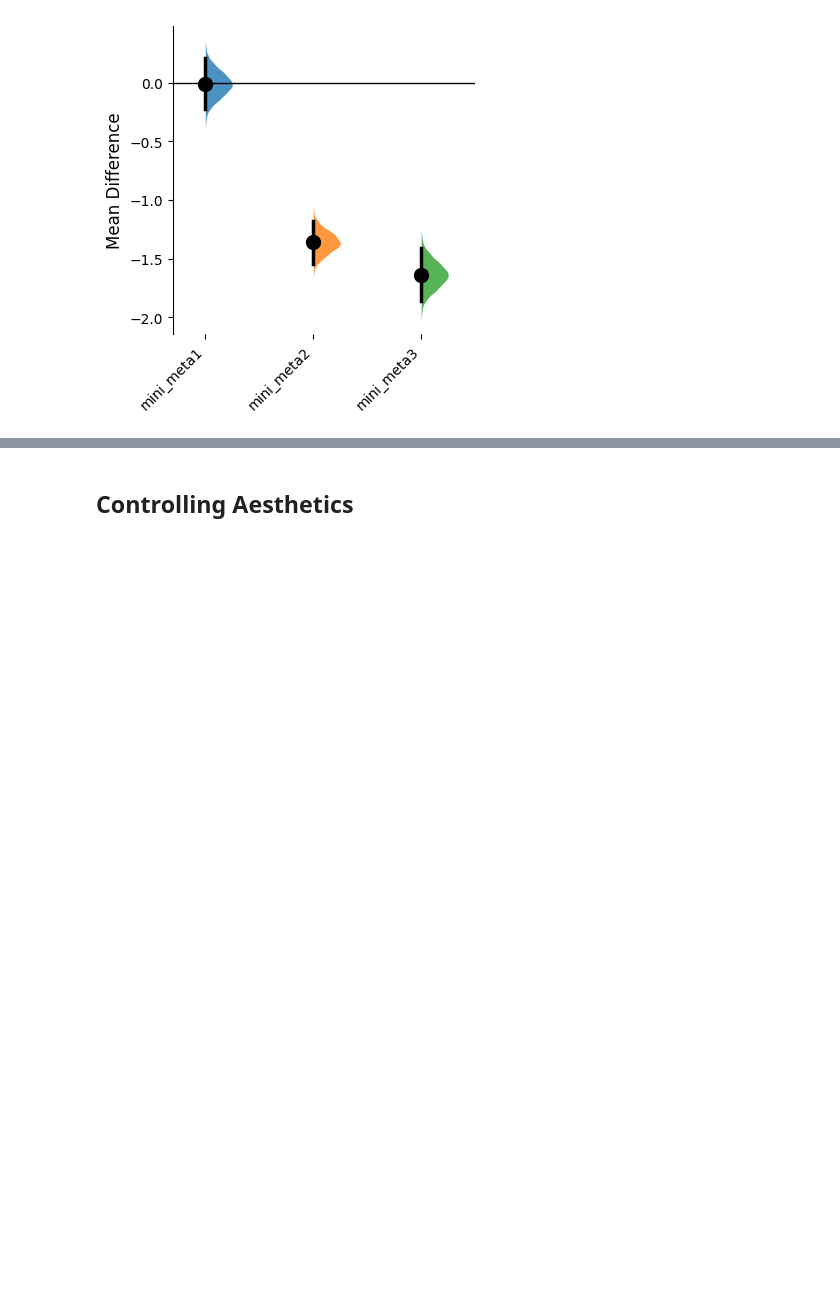
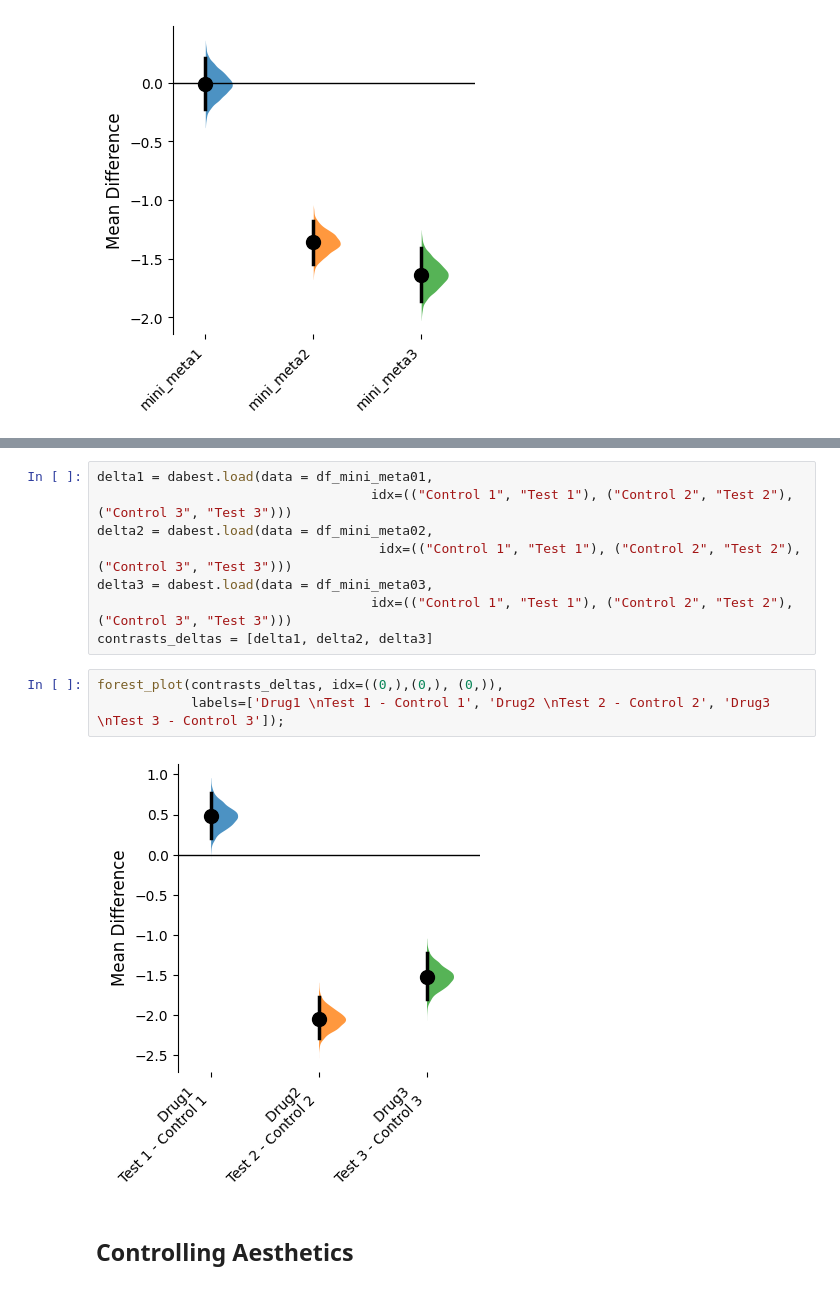
Before and after one commit to ACCLAB/DABEST-python, a Jupyter notebook: nbs/tutorials/07-forest_plot.ipynb, the cells around one changed output, grey strips where cells are left out. Saved outputs shown, nothing was run; the diff lists cells and outputs as text; blank space fills up the shorter version.

Commit message:
Forest plots can now do regular delta experiments

```diff
--- a/nbs/tutorials/07-forest_plot.ipynb
+++ b/nbs/tutorials/07-forest_plot.ipynb
@@ -282,3 +285,16 @@ f_forest_minimeta = forest_plot(
+# %%
+delta1 = dabest.load(data = df_mini_meta01,
+                                   idx=(("Control 1", "Test 1"), ("Control 2", "Test 2"), ("Control 3", "Test 3")))
+delta2 = dabest.load(data = df_mini_meta02,
+                                    idx=(("Control 1", "Test 1"), ("Control 2", "Test 2"), ("Control 3", "Test 3")))
+delta3 = dabest.load(data = df_mini_meta03,
+                                   idx=(("Control 1", "Test 1"), ("Control 2", "Test 2"), ("Control 3", "Test 3")))
+contrasts_deltas = [delta1, delta2, delta3]
+# %%
+forest_plot(contrasts_deltas, idx=((0,),(0,), (0,)),
+            labels=['Drug1 \nTest 1 - Control 1', 'Drug2 \nTest 2 - Control 2', 'Drug3 \nTest 3 - Control 3']);
+# %% [output]
+[figure, added]
 # %% [markdown]
 ## Controlling Aesthetics
 # %% [markdown]
```
Also changed, not shown: parts of 3 cells of this notebook, 5 other files.
